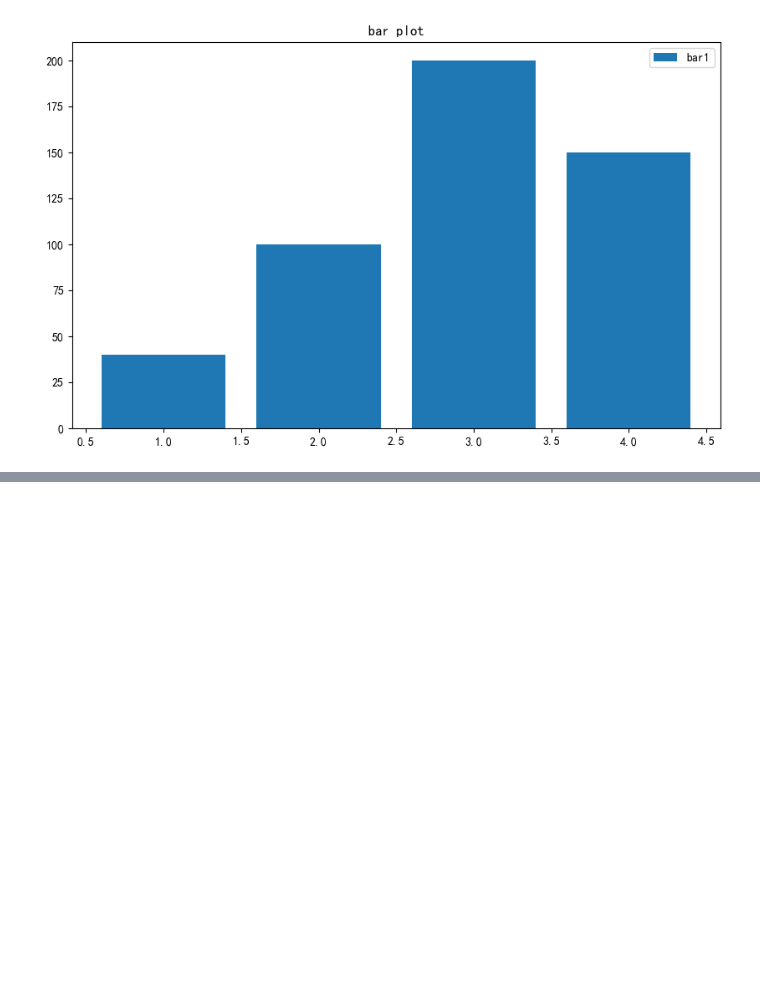
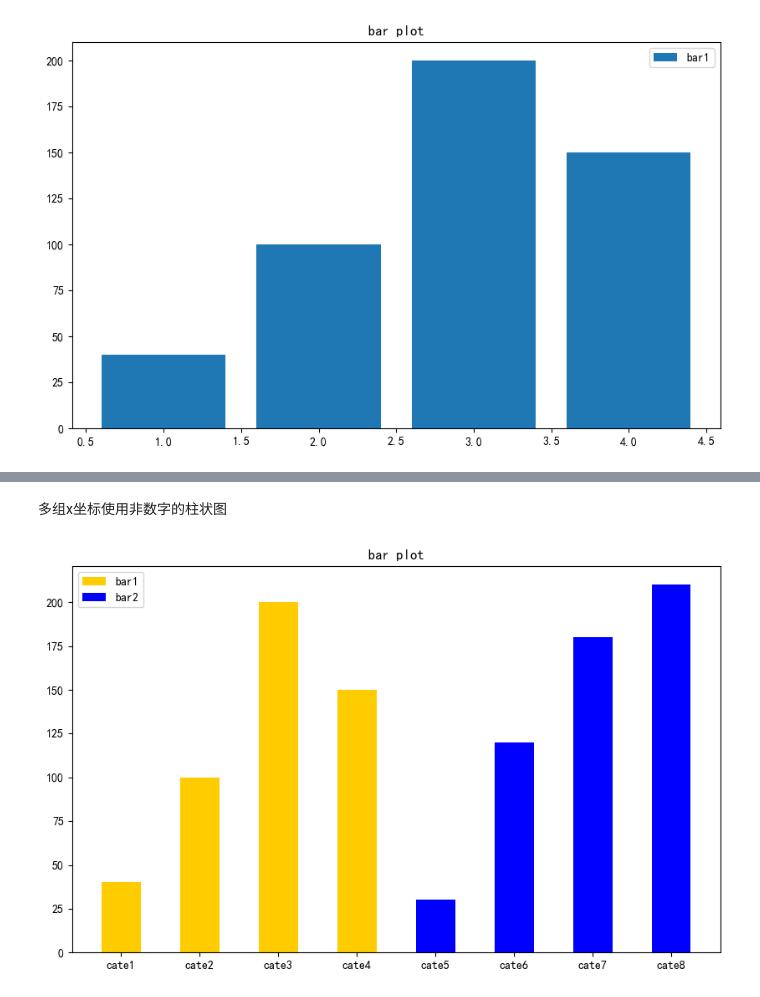
Before and after one commit to StarboyDx/AI_Learning_notes, a Jupyter notebook: notebooks/Matplotlib/Matplotlib02_CommonGraphs.ipynb, the cells around one changed output, grey strips where cells are left out. Saved outputs shown, nothing was run; the diff lists cells and outputs as text; code cells hidden in the pictures; blank space fills up the shorter version.

```diff
--- a/notebooks/Matplotlib/Matplotlib02_CommonGraphs.ipynb
+++ b/notebooks/Matplotlib/Matplotlib02_CommonGraphs.ipynb
@@ -98,0 +182,28 @@ plt.show()
+# %% [markdown]
+多组x坐标使用非数字的柱状图
+# %%
+# 1.构建画布
+plt.figure(figsize = (10, 6))
+
+# 2.数据
+#x1 = [1, 3, 5, 7]
+x1 = ['cate1', 'cate2', 'cate3', 'cate4']
+height1 = [40, 100, 200, 150]
+#x2 = [2, 4, 6, 8]
+x2 = ['cate5', 'cate6', 'cate7', 'cate8']
+height2 = [30, 120, 180, 210]
+
+# 3.绘制
+plt.bar(x1, height1, label = 'bar1', color = '#ffcc00', width = 0.5)
+plt.bar(x2, height2, label = 'bar2', color = 'blue', width = 0.5)
+
+# 4.辅助对象
+plt.title('bar plot')
+# plt.xlabel('education')
+# plt.ylabel('job count')
+
+# 5.显示
+plt.legend()
+plt.show()
+# %% [output]
+[figure, added]
```
Also changed, not shown: parts of 33 cells of this notebook, 39 other files.
